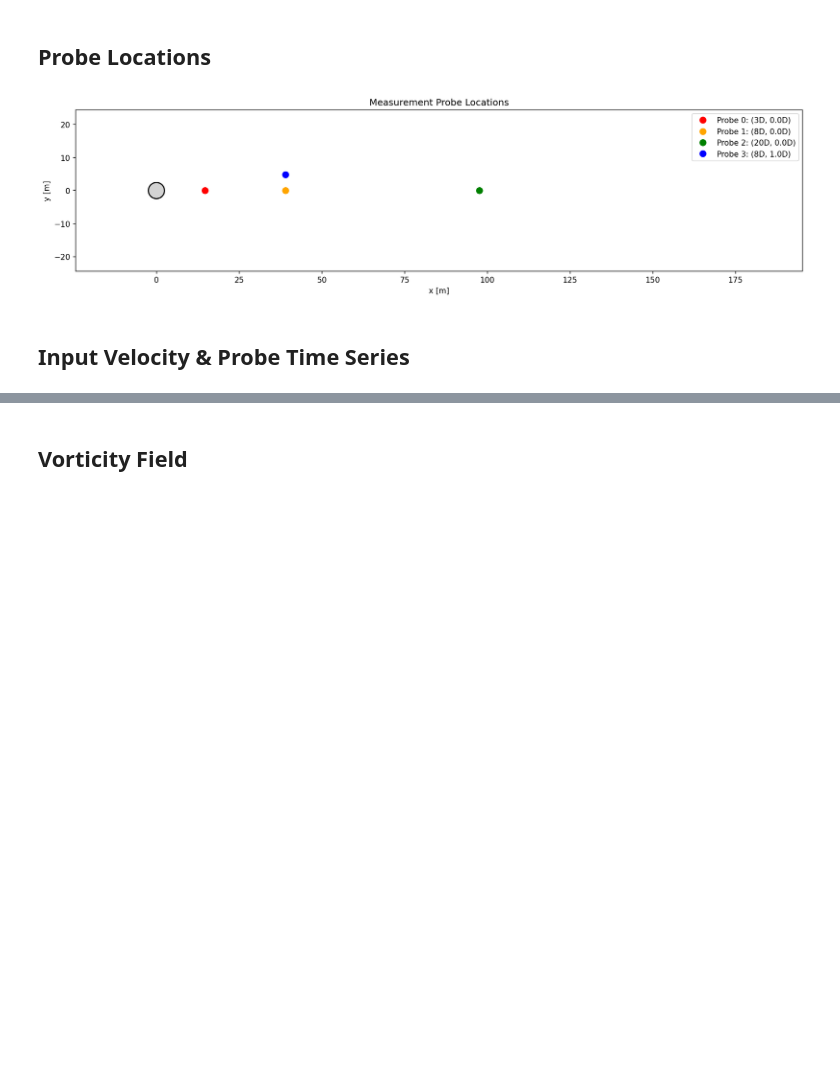
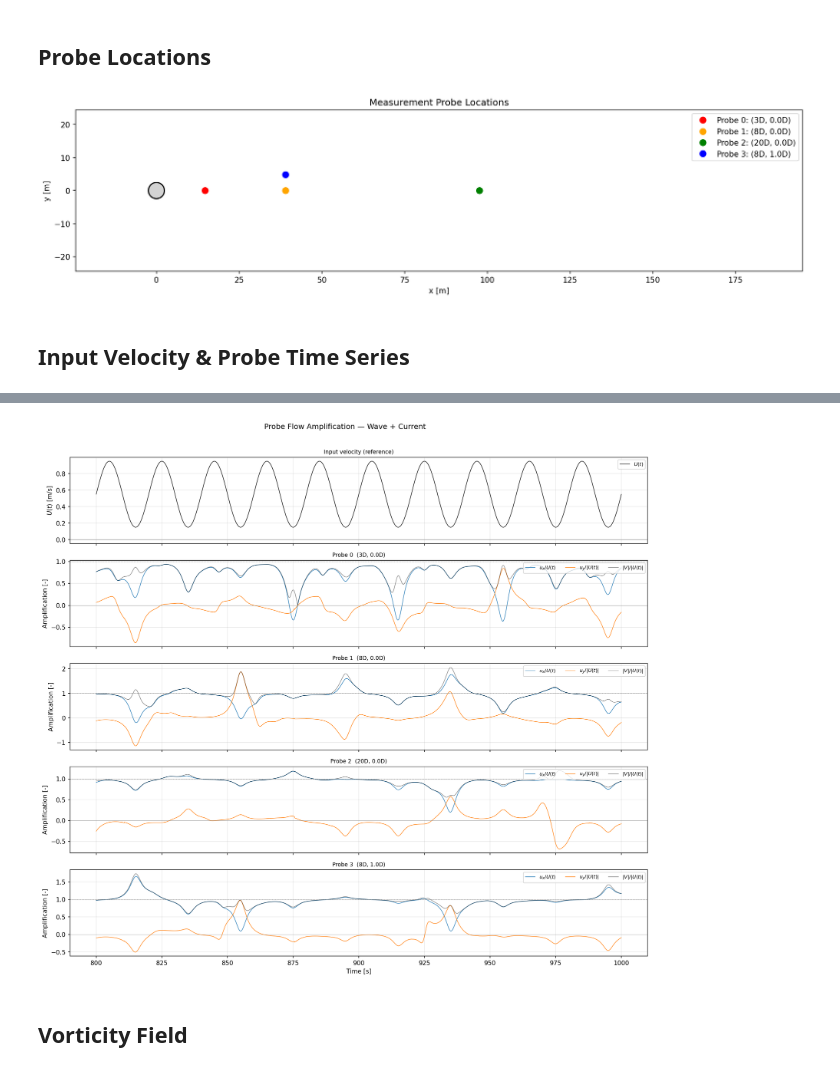
Before and after one commit to cesareprimultini/von-karman, a Jupyter notebook: src/demo_single_pile.ipynb, the cells around one changed output, grey strips where cells are left out. Cells and saved outputs as stored; diff of their text form; code cells hidden in the pictures; blank space fills up the shorter version.

```diff
--- a/src/demo_single_pile.ipynb
+++ b/src/demo_single_pile.ipynb
@@ -453,3 +453,59 @@ plt.show()
+# %%
+time_arr = results['time'].values
+u_inf_arr = results['U_inf'].values
+
+# --- Probe flow amplification time series (last 10 wave cycles) ---
+t_start = max(0, TOTAL_TIME - 10 * T_WAVE)
+mask = time_arr >= t_start
+
+# Free-field reference: U_inf is purely in x, so free-field = (U_inf, 0)
+# Clip small |U_inf| to avoid division spikes near flow reversal
+U_ref = u_inf_arr[mask].copy()
+U_ref_abs = np.abs(U_ref)
+U_ref_abs_safe = np.where(U_ref_abs < 0.05 * U_PEAK, np.nan, U_ref_abs)
+U_ref_safe = np.where(U_ref_abs < 0.05 * U_PEAK, np.nan, U_ref)
+
+fig, axes = plt.subplots(len(measurement_points) + 1, 1,
+                         figsize=(14, 2.5 * (len(measurement_points) + 1)), sharex=True)
+
+# Top panel: input velocity for reference
+axes[0].plot(time_arr[mask], u_inf_arr[mask], 'k-', lw=0.8, label='$U(t)$')
+axes[0].axhline(0, color='gray', ls='-', lw=0.5)
+axes[0].set_ylabel('$U(t)$ [m/s]')
+axes[0].set_title('Input velocity (reference)', fontsize=9)
+axes[0].legend(loc='upper right', fontsize=8)
+axes[0].grid(True, alpha=0.3)
+
+# Plot flow amplification (u_x/U, u_y/|U|, |V|/|U|) at each probe location
+for i, (px, py) in enumerate(measurement_points):
+    ax = axes[i + 1]
+    ux = results[f'probe_{i}_ux'].values[mask]
+    uy = results[f'probe_{i}_uy'].values[mask]
+    vmag = results[f'probe_{i}_vmag'].values[mask]
+
+    # Amplification factors
+    ux_amp = ux / U_ref_safe          # streamwise: should be ~1.0 far from cylinder
+    uy_amp = uy / U_ref_abs_safe      # transverse: normalised by |U|, free-field = 0
+    vmag_amp = vmag / U_ref_abs_safe  # total: should be ~1.0 far from cylinder
+
+    ax.plot(time_arr[mask], ux_amp,   lw=0.8, label='$u_x / U(t)$')
+    ax.plot(time_arr[mask], uy_amp,   lw=0.8, label='$u_y / |U(t)|$')
+    ax.plot(time_arr[mask], vmag_amp, lw=0.8, label='$|V| / |U(t)|$', color='k', alpha=0.5)
+    ax.axhline(1.0, color='gray', ls='--', lw=0.5)
+    ax.axhline(0.0, color='gray', ls='-', lw=0.3)
+
+    ax.set_ylabel('Amplification [-]')
+    ax.set_title(f'Probe {i}  ({px/D:.0f}D, {py/D:.1f}D)', fontsize=9)
+    ax.legend(loc='upper right', fontsize=8, ncol=3)
+    ax.grid(True, alpha=0.3)
+
+axes[-1].set_xlabel('Time [s]')
+plt.suptitle('Probe Flow Amplification — Wave + Current', fontsize=12, y=1.01)
+plt.tight_layout()
+plt.savefig(f'{OUTPUT_DIR}/probe_flow_amplification.png', bbox_inches='tight')
+plt.show()
+# %% [output]
+[figure, added]
 # %% [markdown]
 ## Vorticity Field
 # %%
```
Also changed, not shown: parts of 6 cells of this notebook, 1 other file.
